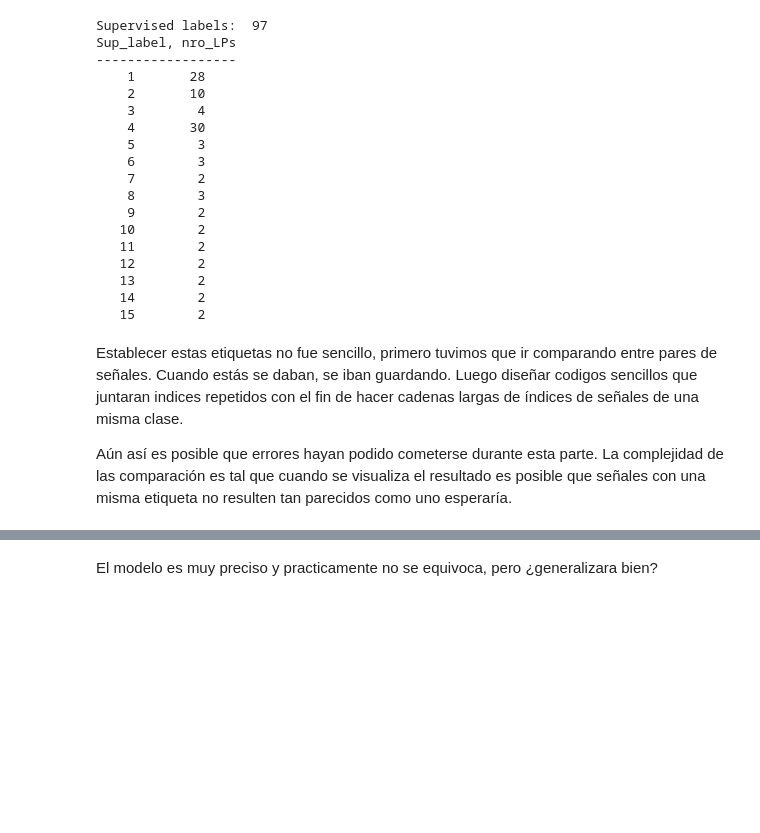
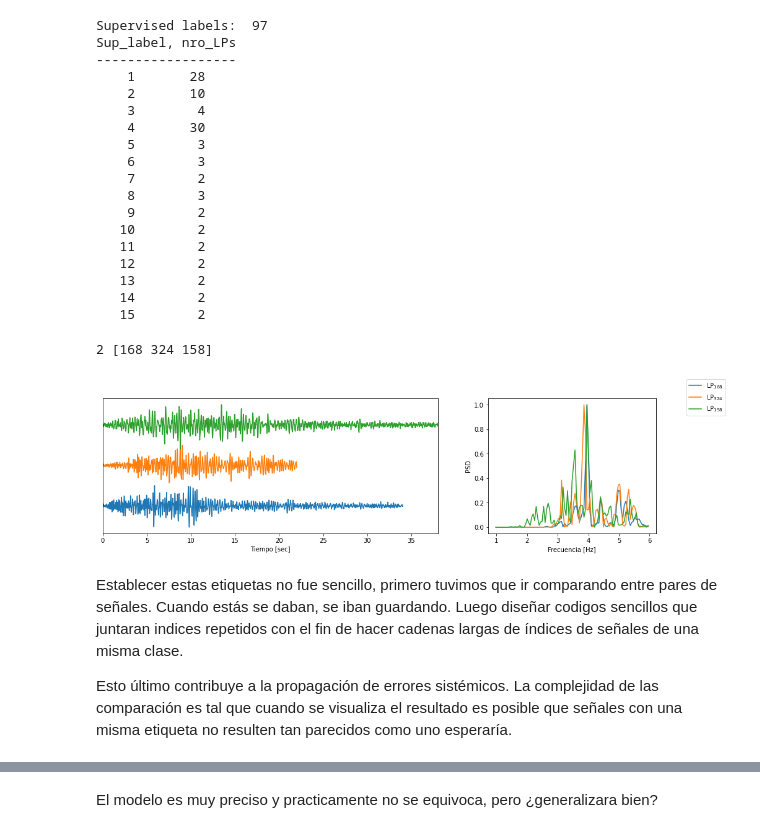
Before and after one commit to ifmelchor/volcano_ML-UNSAM, a Jupyter notebook: modelos/2_Mixtura.ipynb, the cells around one changed output, grey strips where cells are left out. Drawn from its saved outputs; the diff is of its cells as text; code cells hidden in the pictures; blank space fills up the shorter version.

```diff
--- a/modelos/2_Mixtura.ipynb
+++ b/modelos/2_Mixtura.ipynb
@@ -116,5 +113,10 @@ plot_LP_list(map(gen.get, LP_idxs_a))
+# %%
+plot_some_LP(y_valid_labels, 2, rand_int=3, y_index=y_valid)
+# %% [output]
+2 [168 324 158]
+[figure, added]
 # %% [markdown]
 Establecer estas etiquetas no fue sencillo, primero tuvimos que ir comparando entre pares de señales. Cuando estás se daban, se iban guardando. Luego diseñar codigos sencillos que juntaran indices repetidos con el fin de hacer cadenas largas de índices de señales de una misma clase.
 
-Aún así es posible que errores hayan podido cometerse durante esta parte. La complejidad de las comparación es tal que cuando se visualiza el resultado es posible que señales con una misma etiqueta no resulten tan parecidos como uno esperaría.
+Esto último contribuye a la propagación de errores sistémicos. La complejidad de las comparación es tal que cuando se visualiza el resultado es posible que señales con una misma etiqueta no resulten tan parecidos como uno esperaría.
 # %%
```
Also changed, not shown: parts of 33 cells of this notebook, 1 other file.
